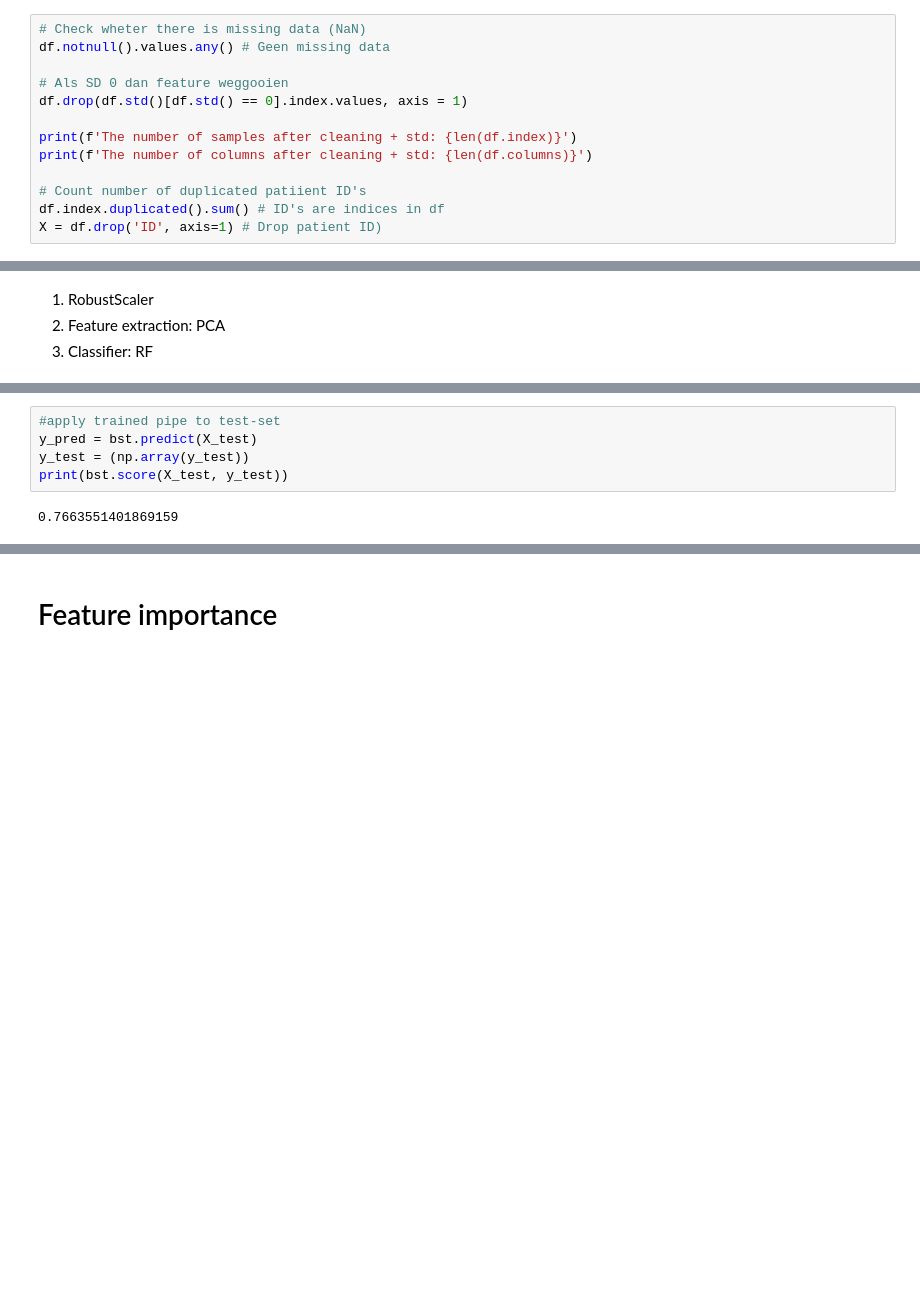
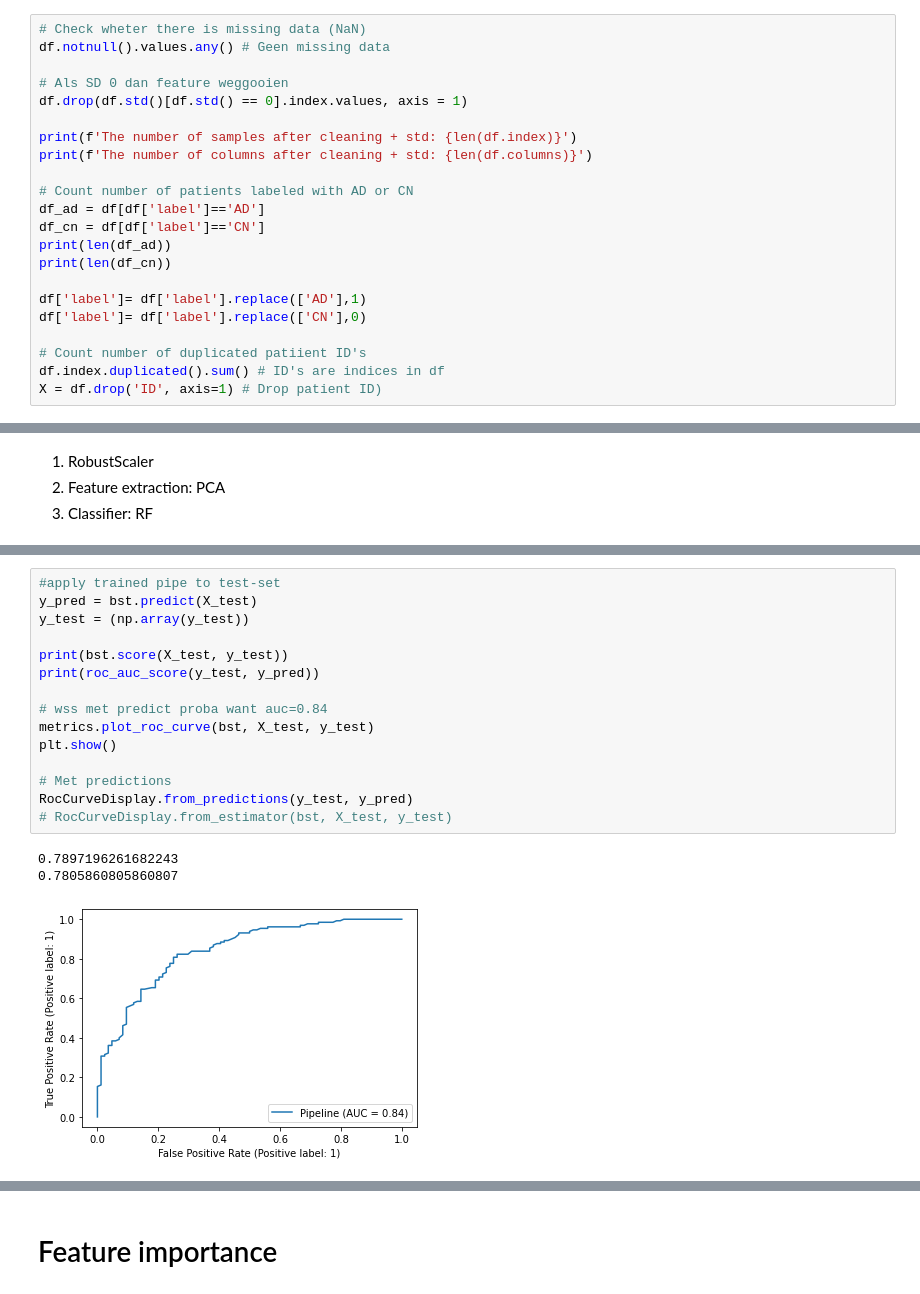
Before and after one commit to lizetdevries/Group5_assignment, a Jupyter notebook: Training_PCARF.ipynb, the cells around one changed output, grey strips where cells are left out. Cells and saved outputs as stored; diff of their text form; blank space fills up the shorter version.

```diff
--- a/Training_PCARF.ipynb
+++ b/Training_PCARF.ipynb
@@ -52,6 +54,15 @@ df.drop(df.std()[df.std() == 0].index.values, axis = 1)
 print(f'The number of samples after cleaning + std: {len(df.index)}')
 print(f'The number of columns after cleaning + std: {len(df.columns)}')
 
+# Count number of patients labeled with AD or CN
+df_ad = df[df['label']=='AD']
+df_cn = df[df['label']=='CN']
+print(len(df_ad))
+print(len(df_cn))
+
+df['label']= df['label'].replace(['AD'],1)
+df['label']= df['label'].replace(['CN'],0)
+
 # Count number of duplicated patiient ID's
 df.index.duplicated().sum() # ID's are indices in df
 X = df.drop('ID', axis=1) # Drop patient ID)
@@ -126,7 +139,19 @@ Best parameter (CV score=0.802):
 # %%
 #apply trained pipe to test-set
 y_pred = bst.predict(X_test)
 y_test = (np.array(y_test))
+
 print(bst.score(X_test, y_test))
+print(roc_auc_score(y_test, y_pred))
+
+# wss met predict proba want auc=0.84
+metrics.plot_roc_curve(bst, X_test, y_test)
+plt.show()
+
+# Met predictions
+RocCurveDisplay.from_predictions(y_test, y_pred)
+# RocCurveDisplay.from_estimator(bst, X_test, y_test)
 # %% [output]
-0.7663551401869159
+0.7897196261682243
+0.7805860805860807
+[figure, added]
```
Also changed, not shown: parts of 4 cells of this notebook.
